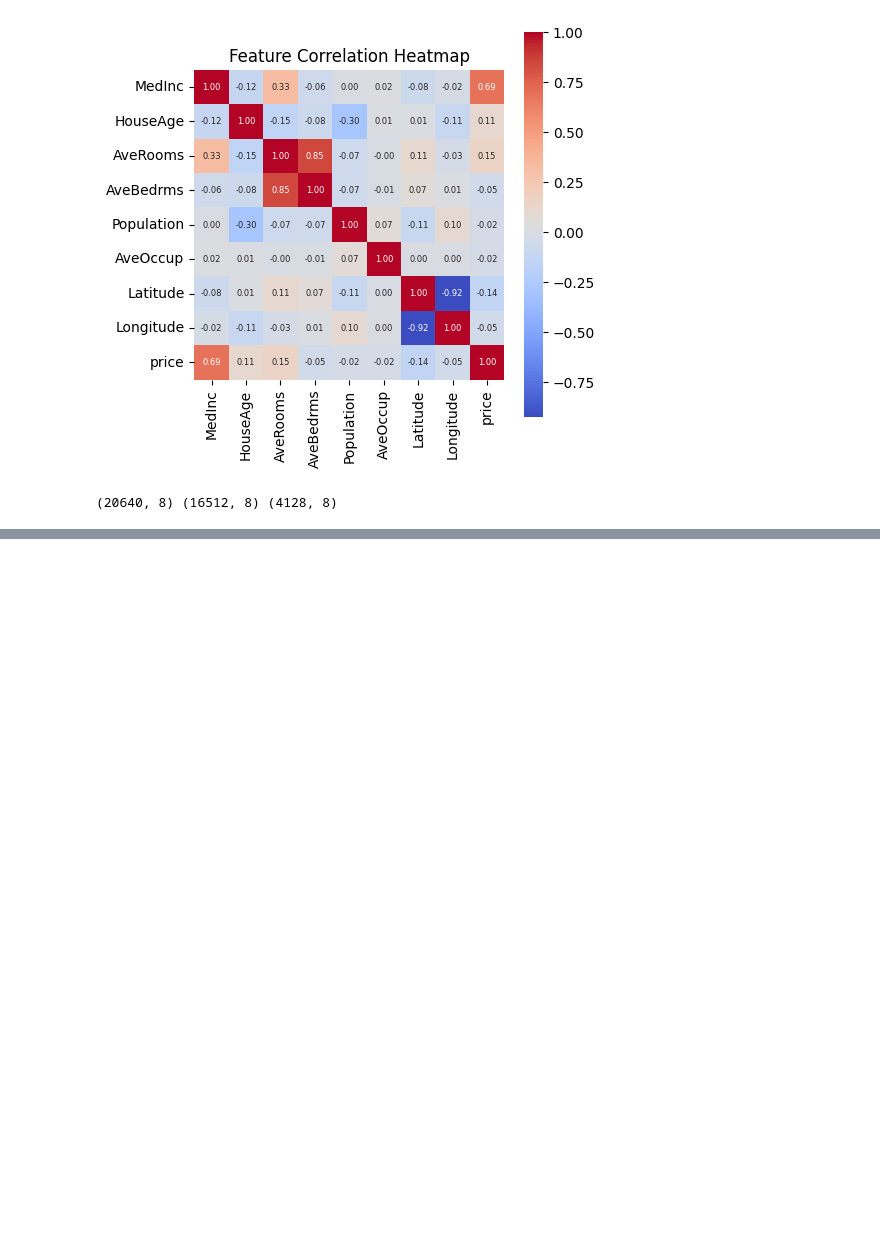
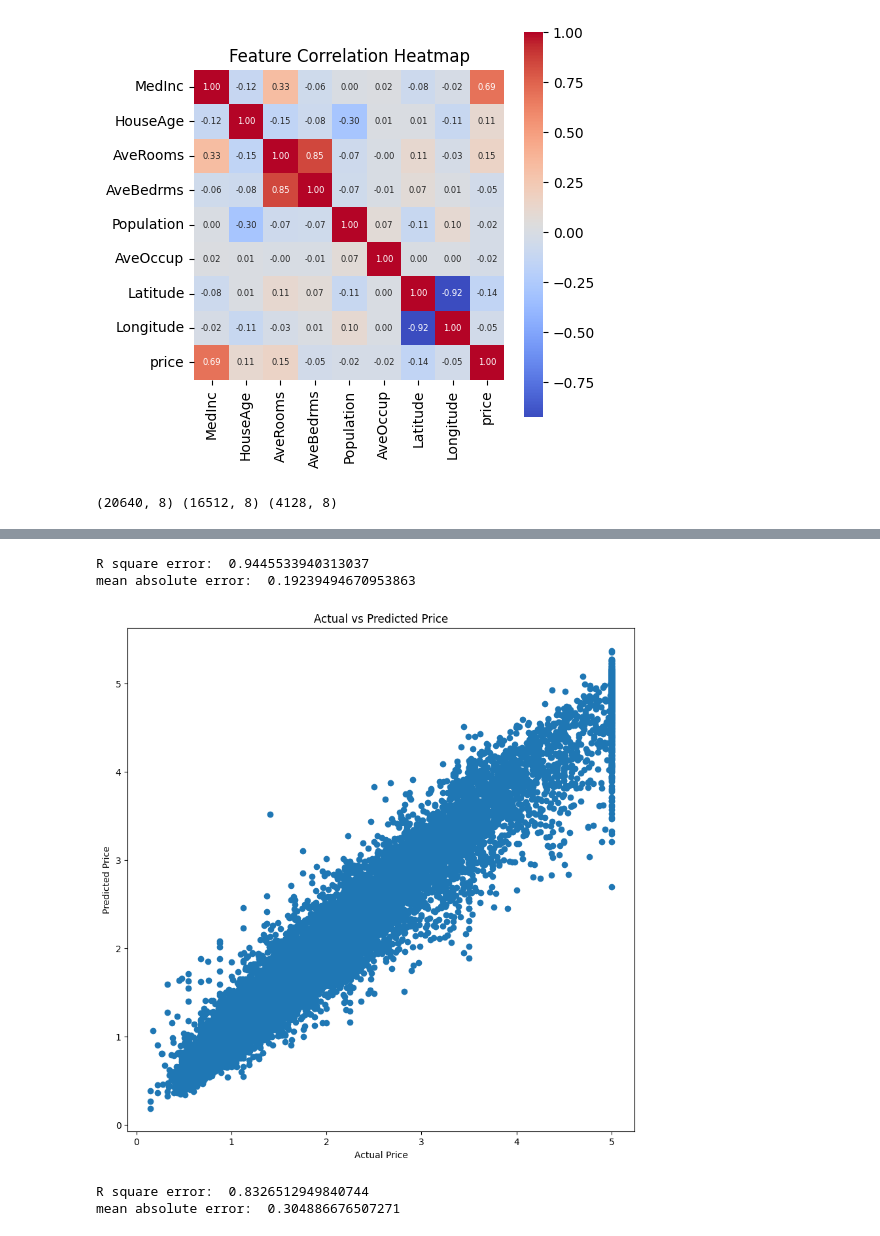
Before and after one commit to Yousef-koura/Machine-Learning-Projects, a Jupyter notebook: Project_003_House_Price_prediction/model.ipynb, the cells around one changed output, grey strips where cells are left out. Saved outputs shown, nothing was run; the diff lists cells and outputs as text; code cells hidden in the pictures; blank space fills up the shorter version.

```diff
--- a/Project_003_House_Price_prediction/model.ipynb
+++ b/Project_003_House_Price_prediction/model.ipynb
@@ -90,3 +95,7 @@ x_train, x_test, y_train, y_test = train_test_split(x,y,test_size=0.2, random_st
 print(x.shape, x_train.shape , x_test.shape)
 # %% [output]
 (20640, 8) (16512, 8) (4128, 8)
+# %%
+#model trainig
+model = XGBRegressor()
+model.fit(x_train,y_train)
@@ -92,0 +114,32 @@ print(x.shape, x_train.shape , x_test.shape)
+# %%
+training_prediction = model.predict(x_train)
+# R square error
+score_1 = metrics.r2_score(y_train,training_prediction)
+# mean absolute error
+score_2 = metrics.mean_absolute_error(y_train,training_prediction)
+print("R square error: " ,score_1 )
+print("mean absolute error: " ,score_2 )
+# %% [output]
+R square error:  0.9445533940313037
+mean absolute error:  0.19239494670953863
+# %%
+# visualize the actual prices and predicted prices
+plt.figure(figsize=(10,10))
+plt.scatter(y_train,training_prediction)
+plt.xlabel("Actual Price")
+plt.ylabel("Predicted Price")
+plt.title("Actual vs Predicted Price")
+plt.show()
+# %% [output]
+[figure, added]
+# %%
+testing_prediction = model.predict(x_test)
+# R square error
+score_1 = metrics.r2_score(y_test,testing_prediction)
+# mean absolute error
+score_2 = metrics.mean_absolute_error(y_test,testing_prediction)
+print("R square error: " ,score_1 )
+print("mean absolute error: " ,score_2 )
+# %% [output]
+R square error:  0.8326512949840744
+mean absolute error:  0.304886676507271
```
Also changed, not shown: parts of 3 cells of this notebook, 1 other file.
